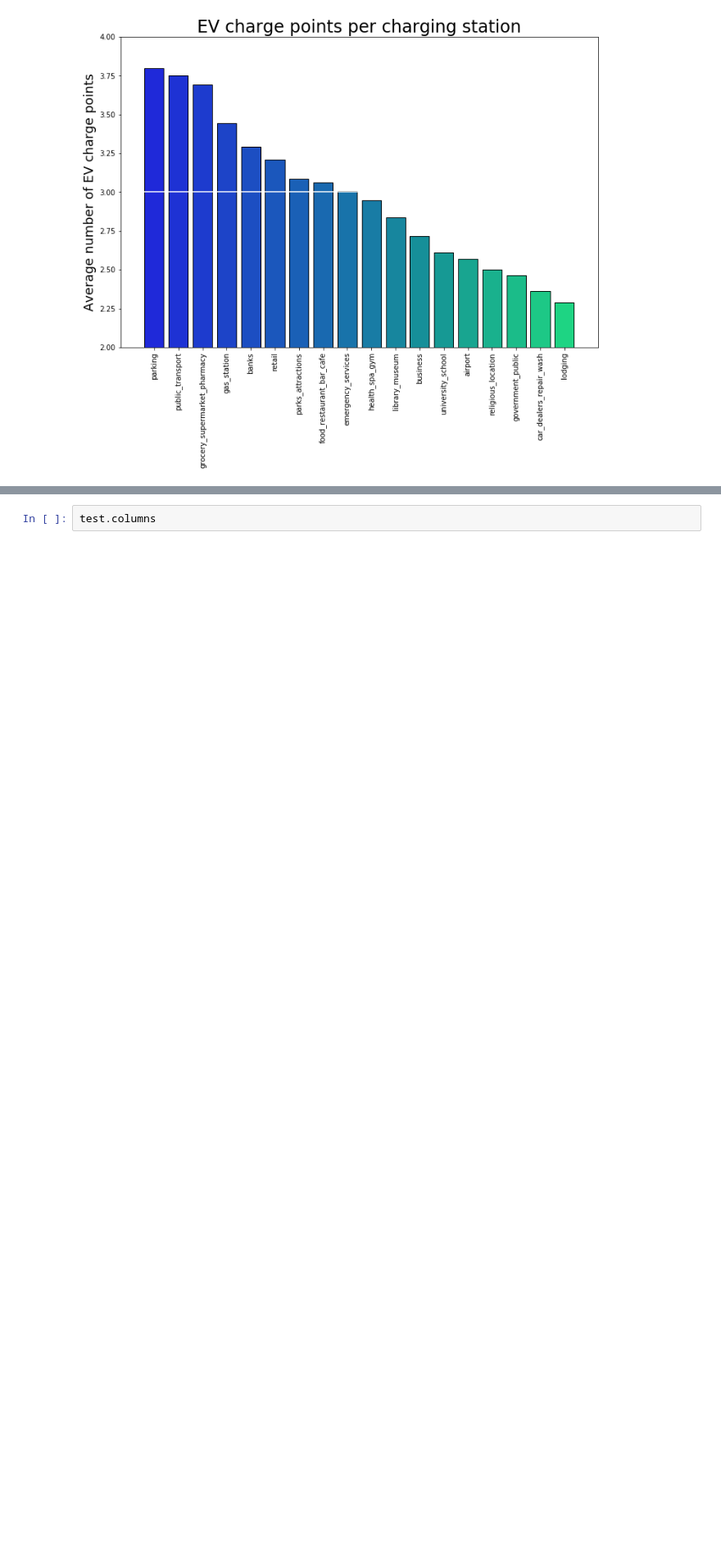
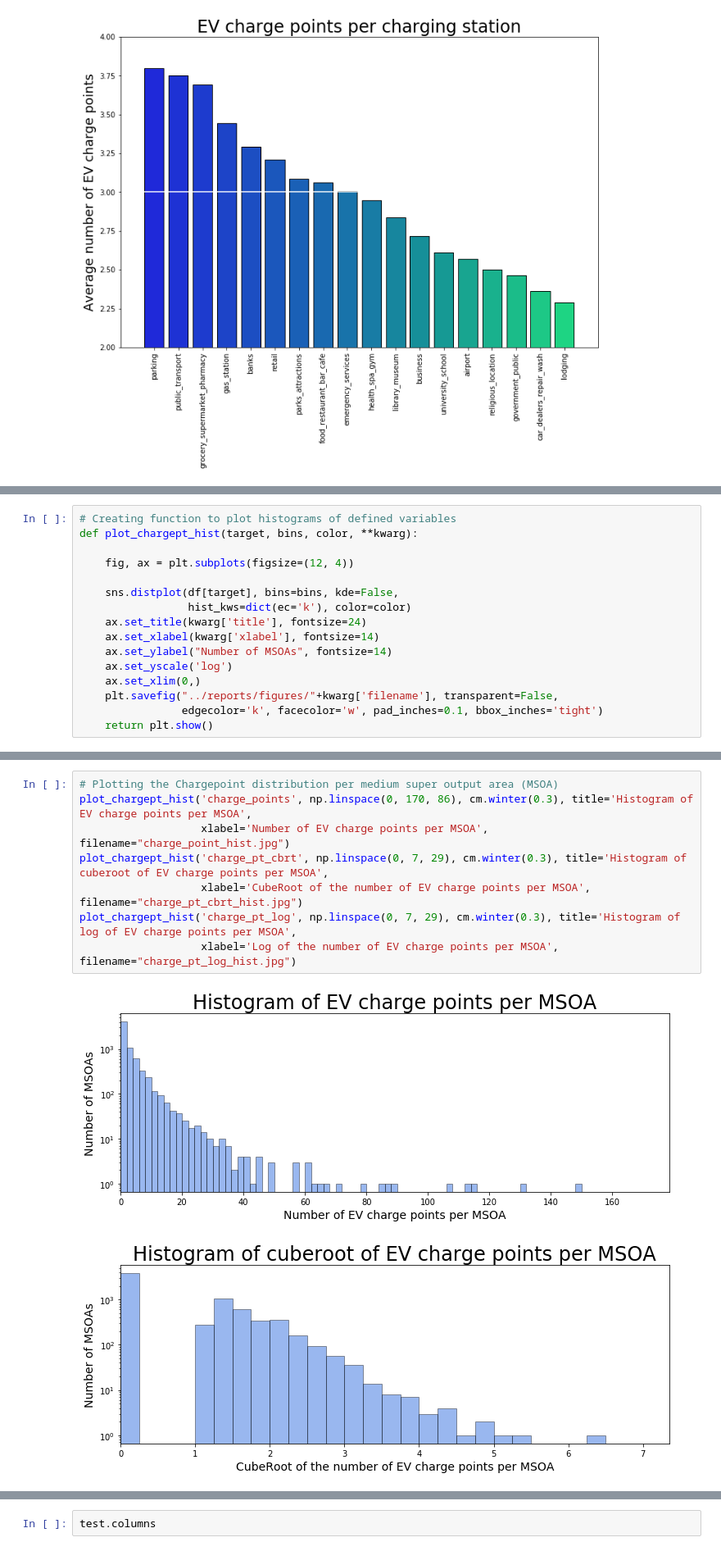
Before and after one commit to cdenbowjr/ev_chargepoint_prediction, a Jupyter notebook: notebooks/1.0-ced-chargepoint-analysis.ipynb, the cells around one changed output, grey strips where cells are left out. Shown at 82% size. Saved outputs shown, nothing was run; the diff lists cells and outputs as text; blank space fills up the shorter version.

```diff
--- a/notebooks/1.0-ced-chargepoint-categorisation.ipynb
+++ b/notebooks/1.0-ced-chargepoint-analysis.ipynb
@@ -279,0 +362,16 @@ plt.savefig("../reports/figures/EV_charge_points_est.jpg", transparent=False,
+# %%
+# Creating function to plot histograms of defined variables
+def plot_chargept_hist(target, bins, color, **kwarg):
+
+    fig, ax = plt.subplots(figsize=(12, 4))
+
+    sns.distplot(df[target], bins=bins, kde=False,
+                 hist_kws=dict(ec='k'), color=color)
+    ax.set_title(kwarg['title'], fontsize=24)
+    ax.set_xlabel(kwarg['xlabel'], fontsize=14)
+    ax.set_ylabel("Number of MSOAs", fontsize=14)
+    ax.set_yscale('log')
+    ax.set_xlim(0,)
+    plt.savefig("../reports/figures/"+kwarg['filename'], transparent=False,
+                edgecolor='k', facecolor='w', pad_inches=0.1, bbox_inches='tight')
+    return plt.show()
@@ -279,0 +404,11 @@ plt.savefig("../reports/figures/EV_charge_points_est.jpg", transparent=False,
+# %%
+# Plotting the Chargepoint distribution per medium super output area (MSOA)
+plot_chargept_hist('charge_points', np.linspace(0, 170, 86), cm.winter(0.3), title='Histogram of EV charge points per MSOA',
+                   xlabel='Number of EV charge points per MSOA', filename="charge_point_hist.jpg")
+plot_chargept_hist('charge_pt_cbrt', np.linspace(0, 7, 29), cm.winter(0.3), title='Histogram of cuberoot of EV charge points per MSOA',
+                   xlabel='CubeRoot of the number of EV charge points per MSOA', filename="charge_pt_cbrt_hist.jpg")
+plot_chargept_hist('charge_pt_log', np.linspace(0, 7, 29), cm.winter(0.3), title='Histogram of log of EV charge points per MSOA',
+                   xlabel='Log of the number of EV charge points per MSOA', filename="charge_pt_log_hist.jpg")
+# %% [output]
+[figure, added]
+[figure, added]
```
Also changed, not shown: parts of 20 cells of this notebook, 6 other files.
